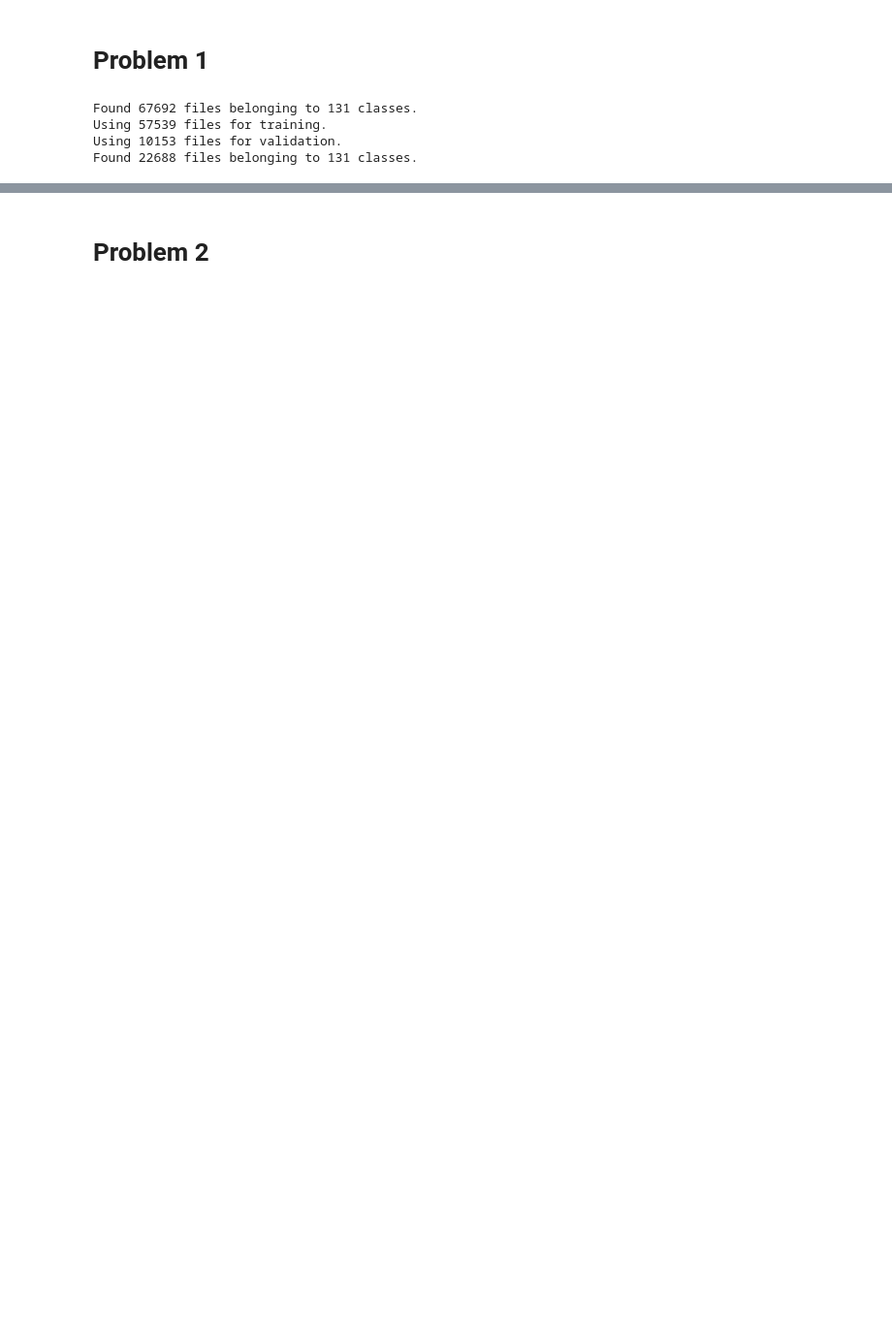
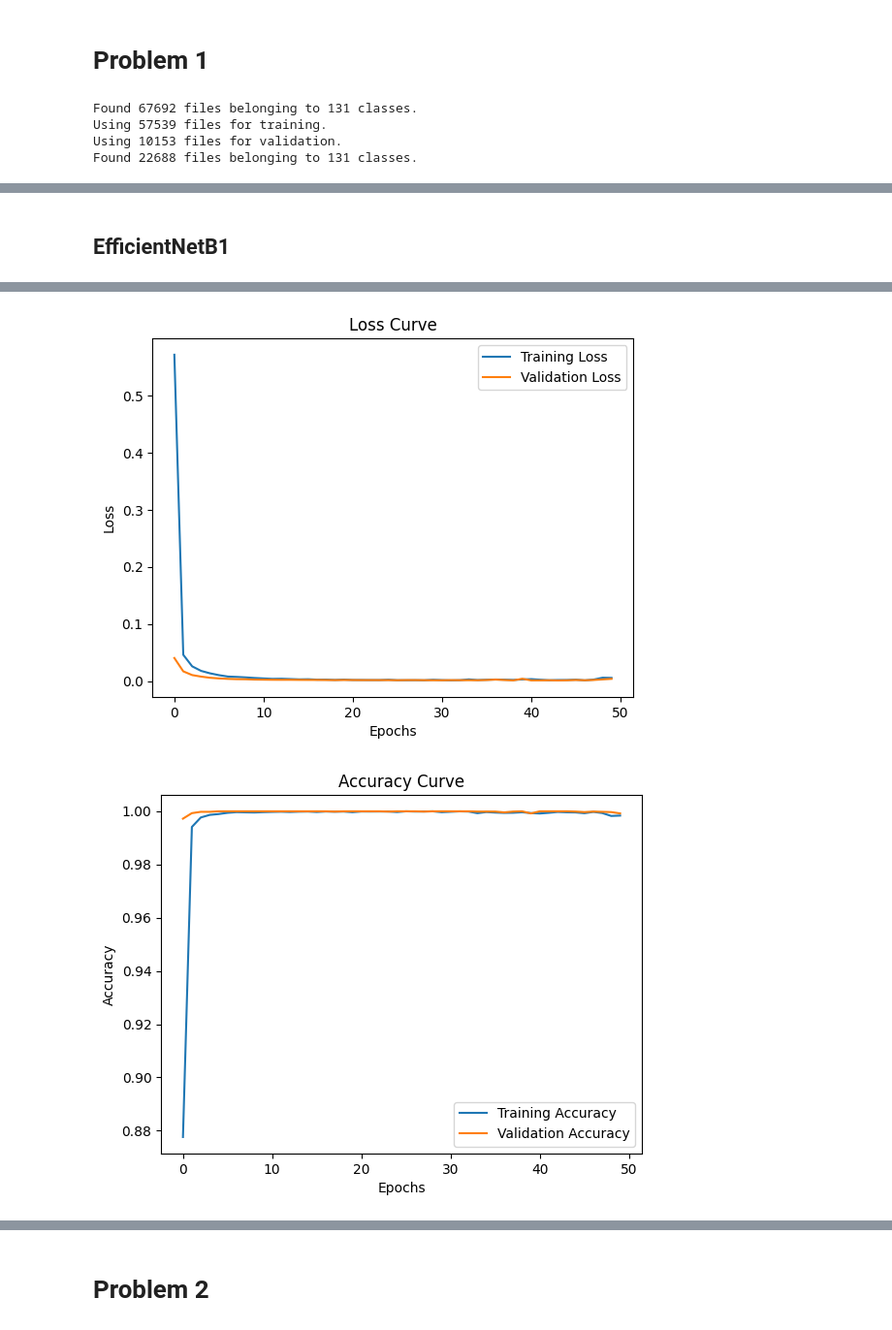
Before and after one commit to yimianxyz/sysen6888, a Jupyter notebook: main.ipynb, the cells around one changed output, grey strips where cells are left out. Shown: that part at 97% size. Cells and saved outputs as stored; diff of their text form; code cells hidden in the pictures; blank space fills up the shorter version.

```diff
--- a/main.ipynb
+++ b/main.ipynb
@@ -495,0 +191,8 @@ The test accuracy is 97.4%, higher than model 1 with a dropout of 0.1. The train
+# %% [markdown]
+## EfficientNetB1
+# %%
+# Create and train EfficientNetB1
+effnet_base = EfficientNetB1(weights='imagenet', include_top=False, input_shape=(75, 75, 3))
+effnet_params, effnet_time, effnet_acc = create_and_train_model(effnet_base, train_gen, test_gen)
+print(f"EfficientNetB1: Params={effnet_params}, Time={effnet_time}, Accuracy={effnet_acc}")
+# %% [output]
@@ -495,0 +216,2 @@ The test accuracy is 97.4%, higher than model 1 with a dropout of 0.1. The train
+[figure, added]
+[figure, added]
```
Also changed, not shown: parts of 45 cells of this notebook.
